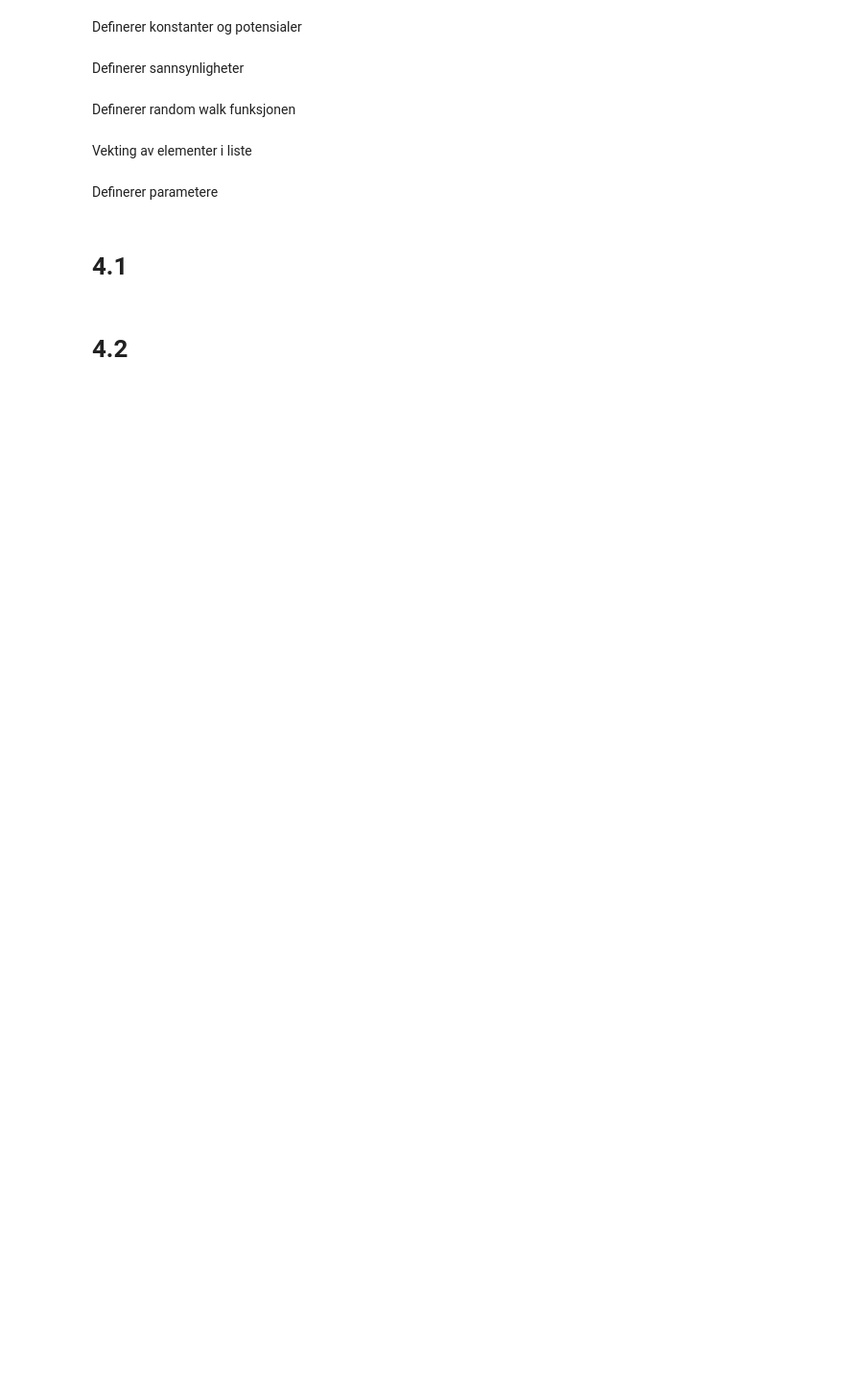
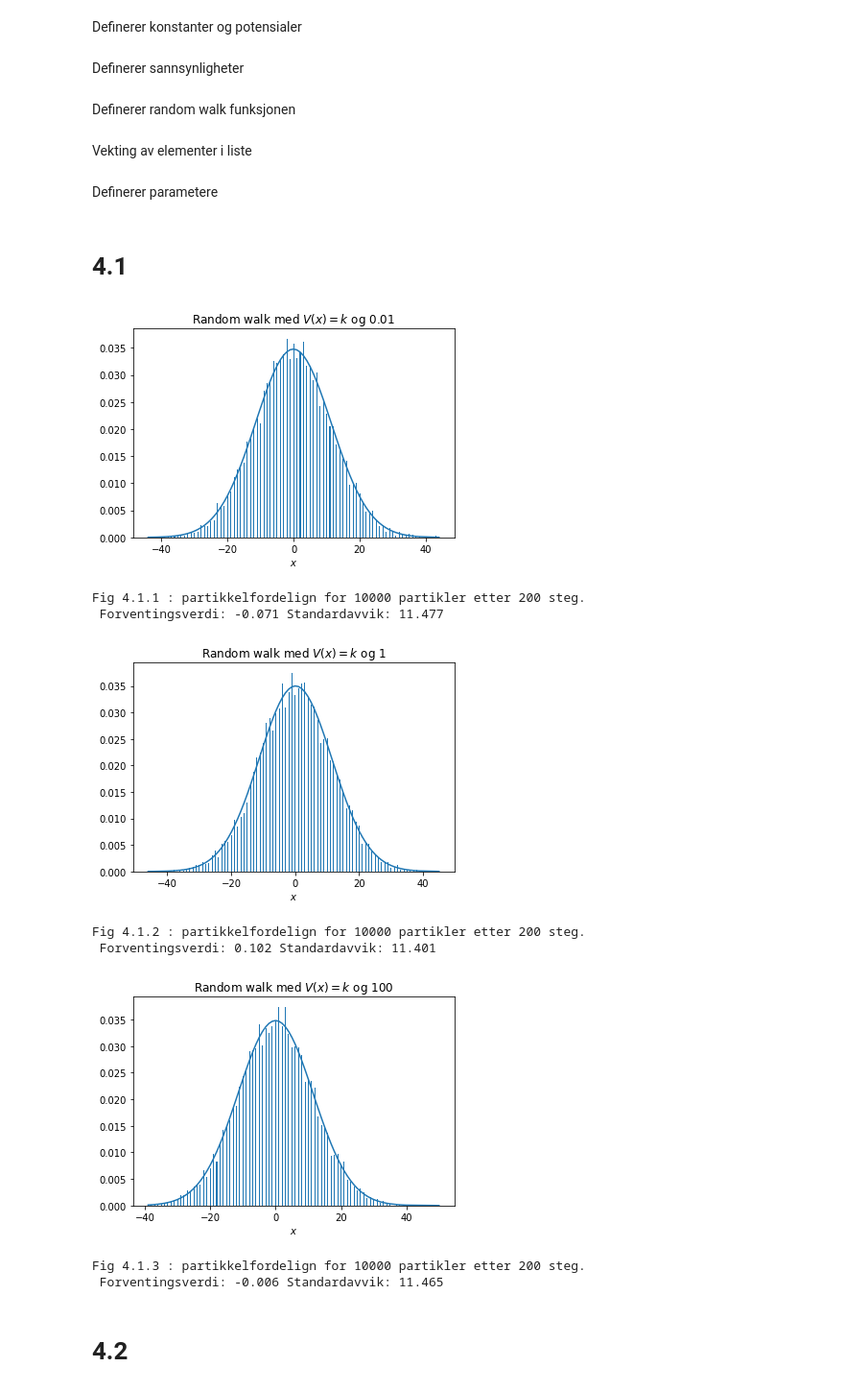
Before and after one commit to vivekapriyas/RandomWalk, a Jupyter notebook: Prosjekt1.ipynb, the cells around one changed output. Shown: that part at 96% size. Drawn from its saved outputs; the diff is of its cells as text; code cells hidden in the pictures; blank space fills up the shorter version.

```diff
--- a/Prosjekt1.ipynb
+++ b/Prosjekt1.ipynb
@@ -185,21 +185,33 @@ Bk = list([0.01,1,100])
 # %%
 for b in Bk:
     posisjoner1 = randomWalk(V4_1,antall_partikler,antall_steg,startpos,b)
     x1,y1 = vekting(posisjoner1)
 
 
     #bruker scipy.norm til å tilpasse normalfordeling
     mu1, std1 = norm.fit(posisjoner1)
     p1 = norm.pdf(x1,mu1,std1)
 
 
 
     plt.bar(x1,y1,width=0.3)
     plt.xlabel("$x$")
     plt.title("Random walk med $V(x) = k$ og " + repr(b))
     plt.plot(x1,p1)
 
     plt.show()
+    print("Fig 4.1."+str(Bk.index(b)+1), ": partikkelfordelign for", antall_partikler, "partikler etter",antall_steg, "steg."
+          "\n Forventingsverdi:", round(mu1,3), "Standardavvik:",round(std1,3))
+# %% [output]
+[figure, added]
+Fig 4.1.1 : partikkelfordelign for 10000 partikler etter 200 steg.
+ Forventingsverdi: -0.071 Standardavvik: 11.477
+[figure, added]
+Fig 4.1.2 : partikkelfordelign for 10000 partikler etter 200 steg.
+ Forventingsverdi: 0.102 Standardavvik: 11.401
+[figure, added]
+Fig 4.1.3 : partikkelfordelign for 10000 partikler etter 200 steg.
+ Forventingsverdi: -0.006 Standardavvik: 11.465
 # %% [markdown]
 # 4.2
 # %%
```
Also changed, not shown: parts of 7 cells of this notebook.
